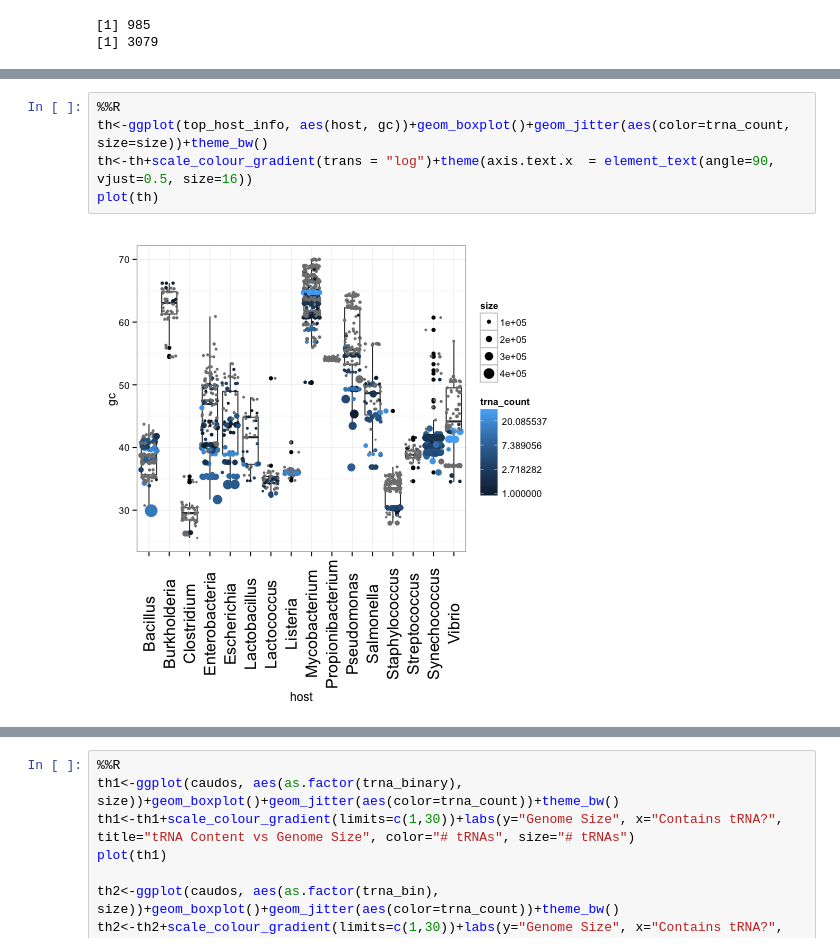
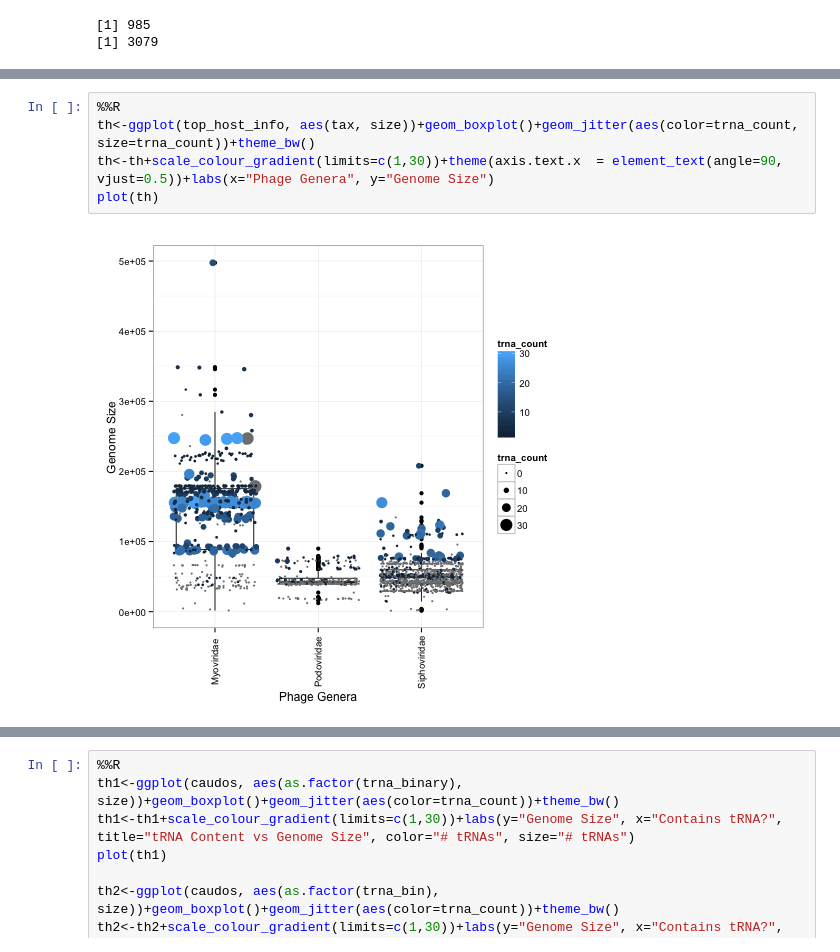
Before and after one commit to juliambrosman/tRNA_info, a Jupyter notebook: BulkAnalysis.ipynb, the cells around one changed output, grey strips where cells are left out. Cells and saved outputs as stored; diff of their text form.

```diff
--- a/BulkAnalysis.ipynb
+++ b/BulkAnalysis.ipynb
@@ -127,7 +182,7 @@ top_host_info<-merge(top_hosts, caudos, by="host")
 # %%
 %%R
-th<-ggplot(top_host_info, aes(host, gc))+geom_boxplot()+geom_jitter(aes(color=trna_count, size=size))+theme_bw()
-th<-th+scale_colour_gradient(trans = "log")+theme(axis.text.x  = element_text(angle=90, vjust=0.5, size=16))
+th<-ggplot(top_host_info, aes(tax, size))+geom_boxplot()+geom_jitter(aes(color=trna_count, size=trna_count))+theme_bw()
+th<-th+scale_colour_gradient(limits=c(1,30))+theme(axis.text.x  = element_text(angle=90, vjust=0.5))+labs(x="Phage Genera", y="Genome Size")
 plot(th)
 # %% [output]
-[figure, old version]
+[figure, new version]
```
Also changed, not shown: parts of 26 cells of this notebook, 2 other files.
